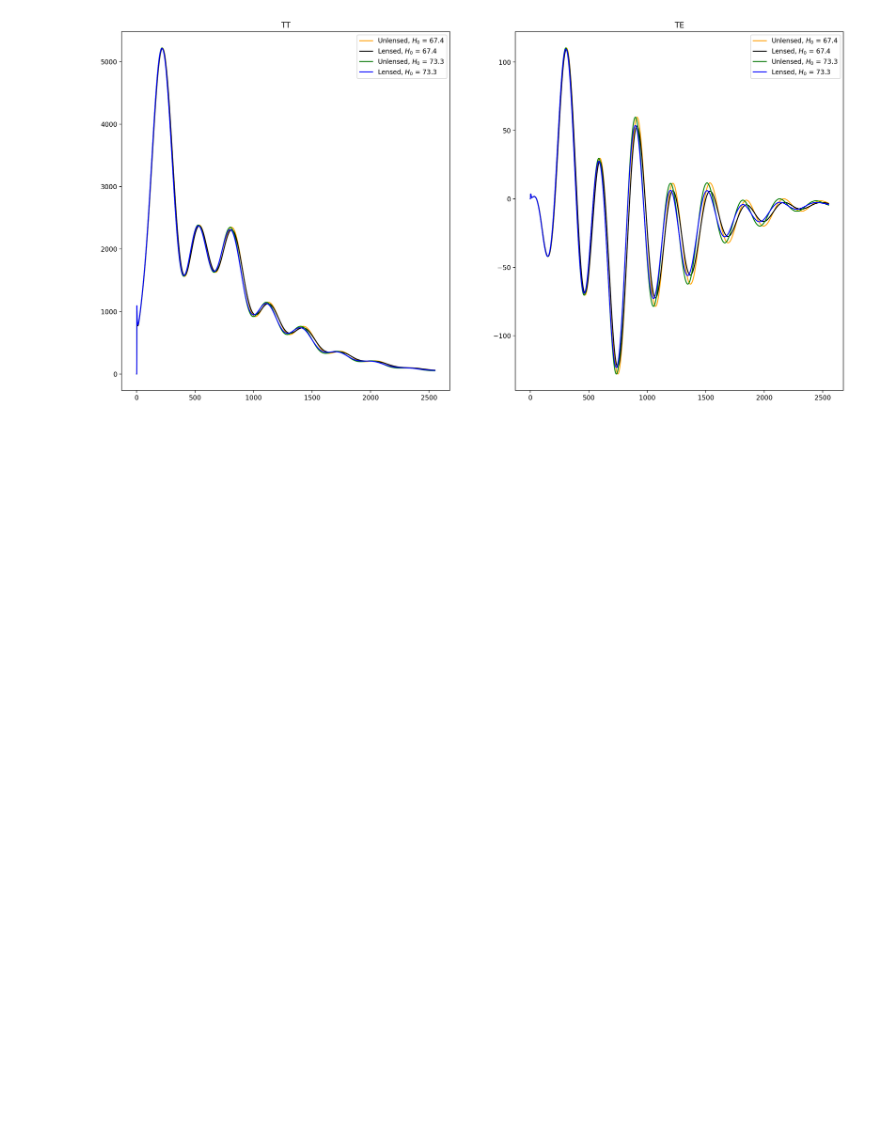
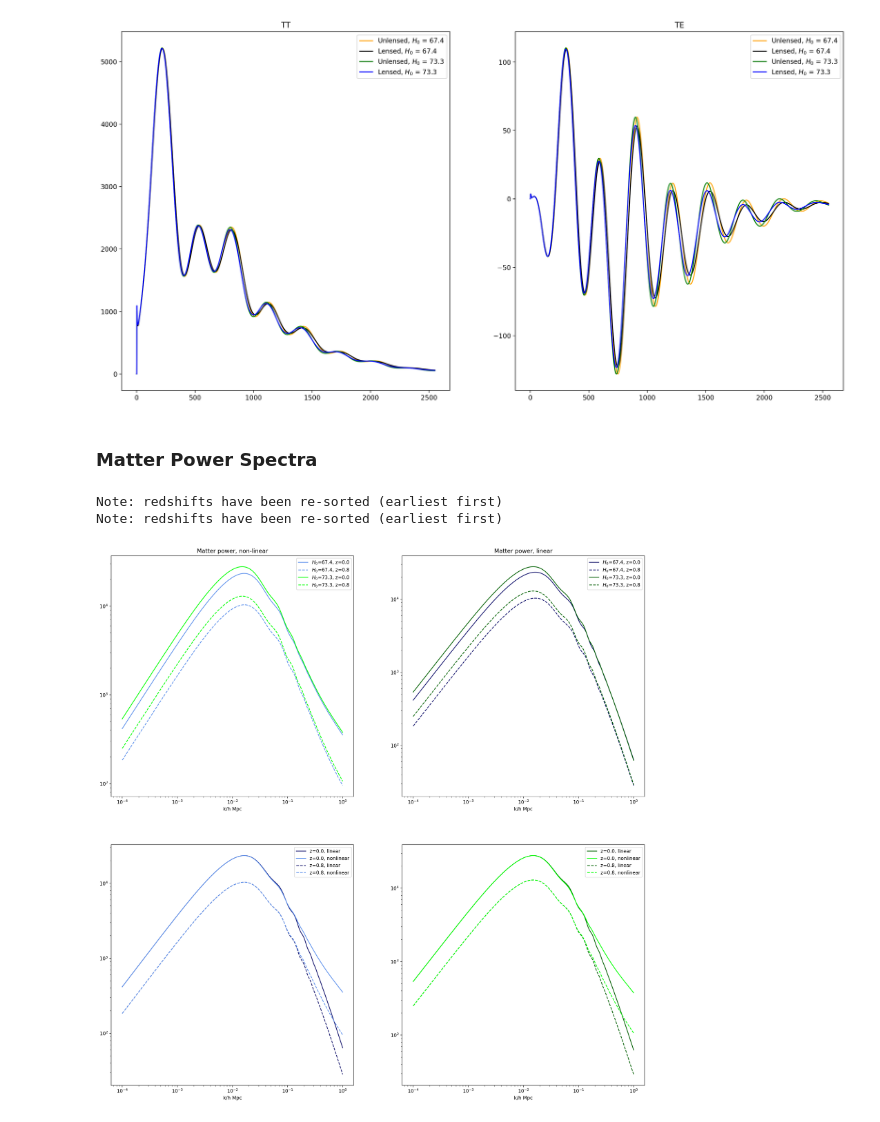
Before and after one commit to cmatties/CAMB-Workbook, a Jupyter notebook: VaryingBasicParams.ipynb, the cells around one changed output. Cells and saved outputs as stored; diff of their text form; code cells hidden in the pictures; blank space fills up the shorter version.

Commit message:
H0 Matter Power Spectra

```diff
--- a/VaryingBasicParams.ipynb
+++ b/VaryingBasicParams.ipynb
@@ -151,3 +154,49 @@ for axl in np.array(ax).flatten():
 plt.show()
 # %% [output]
 [figure]
+# %% [markdown]
+### Matter Power Spectra
+# %%
+#Hubble tension values of H_0
+fig, ax = plt.subplots(2,2, figsize=(20,20))
+ax[0,0].set_title('Matter power, non-linear')
+ax[0,1].set_title('Matter power, linear')
+#list of parameter values and their respective colors to be plotted, in the form [param, non-linear color, linear color]
+vals_and_colors = np.array([[67.4, 'cornflowerblue', 'midnightblue'],[73.3, 'lime', 'darkgreen']])
+for i in vals_and_colors:
+    H = float(i[0])
+    pars = camb.CAMBparams()
+    pars.set_cosmology(H0= H)
+    #Note non-linear corrections couples to smaller scales than you want
+    pars.set_matter_power(redshifts=[0., 0.8], kmax=2.0)
+
+    #Linear spectra
+    pars.NonLinear = model.NonLinear_none
+    results = camb.get_results(pars)
+    kh, z, pk = results.get_matter_power_spectrum(minkh=1e-4, maxkh=1, npoints = 200)
+
+    #Non-Linear spectra (Halofit)
+    pars.NonLinear = model.NonLinear_both
+    results.calc_power_spectra(pars)
+    kh_nonlin, z_nonlin, pk_nonlin = results.get_matter_power_spectrum(minkh=1e-4, maxkh=1, npoints = 200)
+
+    for j, (redshift, line) in enumerate(zip(z,['-','--'])):
+        ax[0,1].loglog(kh, pk[j,:], color=i[2], ls = line, label = '$H_0$='+i[0]+', z=' + str(redshift))
+        ax[0,0].loglog(kh_nonlin, pk_nonlin[j,:], color=i[1], ls = line, label = '$H_0$='+i[0]+', z=' + str(redshift))
+        if i[0] == '67.4':
+            ax[1,0].loglog(kh, pk[j,:], color=i[2], ls = line, label = 'z=' + str(redshift)+', linear')
+            ax[1,0].loglog(kh_nonlin, pk_nonlin[j,:], color=i[1], ls = line, label = 'z=' + str(redshift)+', nonlinear')
+        else:
+            ax[1,1].loglog(kh, pk[j,:], color=i[2], ls = line, label = 'z=' + str(redshift)+', linear')
+            ax[1,1].loglog(kh_nonlin, pk_nonlin[j,:], color=i[1], ls = line, label = 'z=' + str(redshift)+', nonlinear')
+    #plt.title('Matter power at z=%s and z= %s'%tuple(z))
+
+
+for axl in np.array(ax).flatten():
+    axl.legend()
+    axl.set_xlabel('k/h Mpc')
+plt.show()
+# %% [output]
+Note: redshifts have been re-sorted (earliest first)
+Note: redshifts have been re-sorted (earliest first)
+[figure, added]
```
Also changed, not shown: parts of 10 cells of this notebook, 1 other file.
